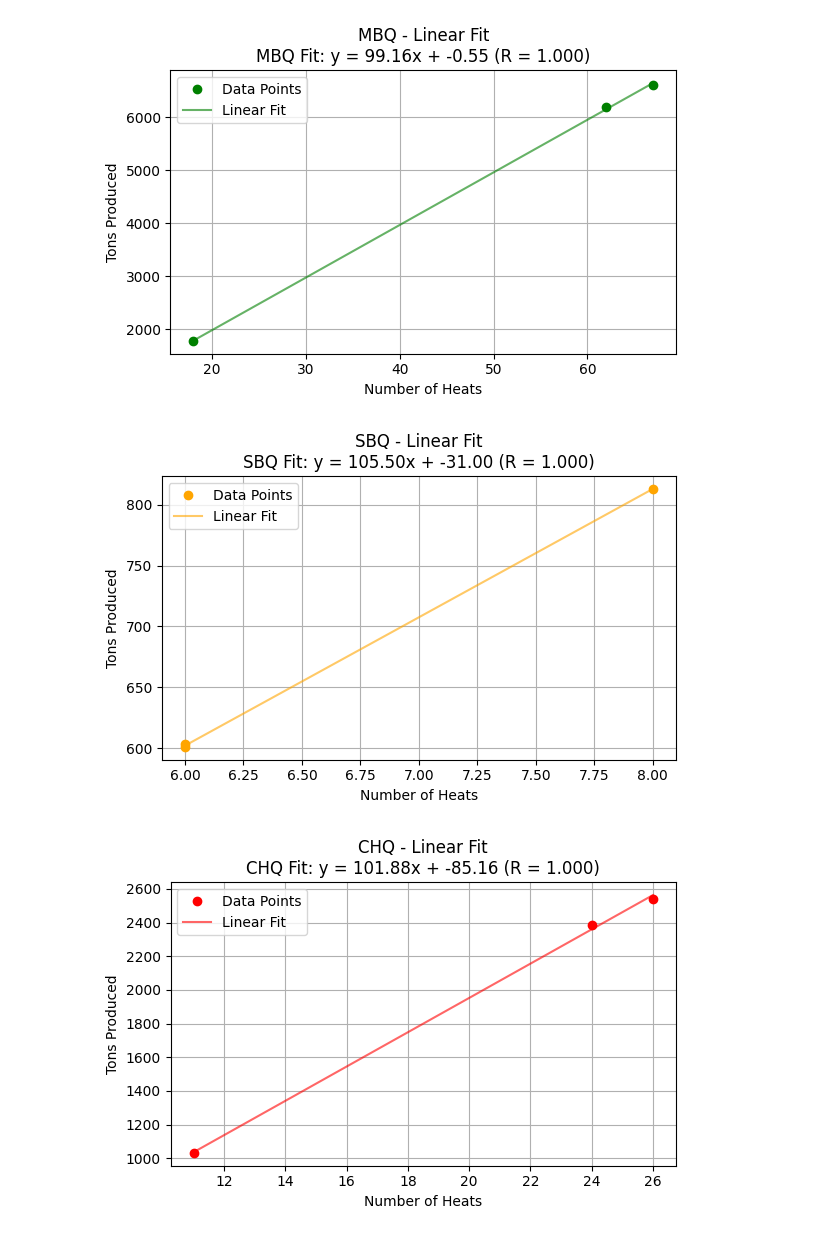
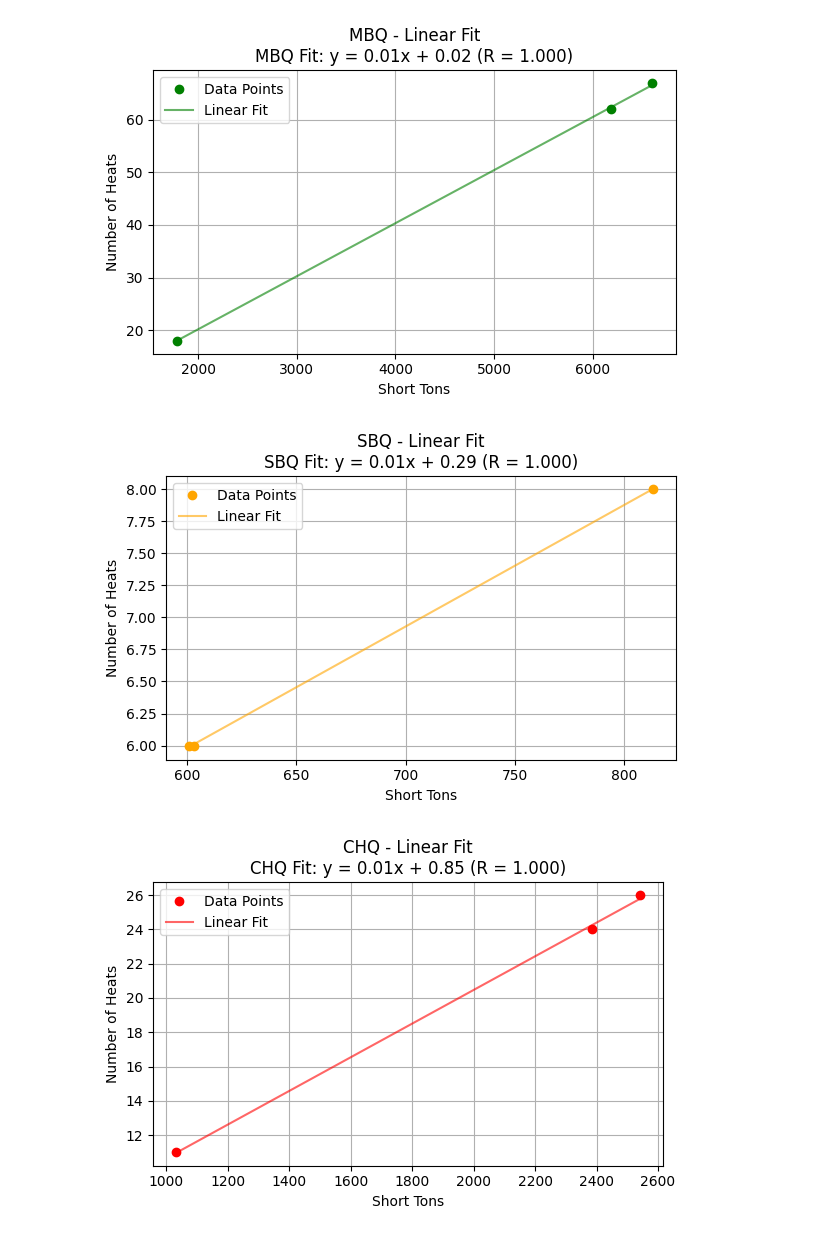
Before and after one commit to duarte-alex/FDM-CHALLENGE, a Jupyter notebook: forecast_logic.ipynb, the cells around one changed output. Cells and saved outputs as stored; diff of their text form; code cells hidden in the pictures.

```diff
--- a/forecast_logic.ipynb
+++ b/forecast_logic.ipynb
@@ -3,15 +8,29 @@
+# %%
+import utility.linear_fit
+import utility.preprocess
+
+class DummyUploadFile:
+    def __init__(self, filepath):
+        self.filename = filepath
+        self.file = open(filepath, "rb")
+
+    def close(self):
+        self.file.close()
+
+file_steel = DummyUploadFile("data/steel_grade_production.xlsx")
+steel_grade_production = utility.preprocess.process_steel_grade(file_steel)
 # %%
-from utility import preprocess
-steel_prod = preprocess.process_steel_grade("data/steel_grade_production.xlsx")
-steel_prod = steel_prod.groupby("Quality group").sum(numeric_only=True)
-forecast = preprocess.sheet_to_pandas("data/product_groups_monthly.xlsx")
+steel_prod = steel_grade_production.groupby("Quality group").sum(numeric_only=True)
+file_forecast = DummyUploadFile("data/product_groups_monthly.xlsx")
+forecast = utility.preprocess.sheet_to_pandas(file_forecast)
+
 
 data = {
-    "Rebar": (forecast[forecast["Quality:"] == "Rebar"].iloc[0, 1:-1].tolist(), steel_prod.loc["Rebar"].tolist(), "blue"),
-    "MBQ": (forecast[forecast["Quality:"] == "MBQ"].iloc[0, 1:-1].tolist(), steel_prod.loc["MBQ"].tolist(), "green"),
-    "SBQ": (forecast[forecast["Quality:"] == "SBQ"].iloc[0, 1:-1].tolist(), steel_prod.loc["SBQ"].tolist(), "orange"),
-    "CHQ": (forecast[forecast["Quality:"] == "CHQ"].iloc[0, 1:-1].tolist(), steel_prod.loc["CHQ"].tolist(), "red")
+    "Rebar": (steel_prod.loc["Rebar"].tolist(), forecast[forecast["Quality:"] == "Rebar"].iloc[0, 1:-1].tolist(), "blue"),
+    "MBQ": (steel_prod.loc["MBQ"].tolist(),forecast[forecast["Quality:"] == "MBQ"].iloc[0, 1:-1].tolist(), "green"),
+    "SBQ": (steel_prod.loc["SBQ"].tolist(), forecast[forecast["Quality:"] == "SBQ"].iloc[0, 1:-1].tolist(), "orange"),
+    "CHQ": (steel_prod.loc["CHQ"].tolist(), forecast[forecast["Quality:"] == "CHQ"].iloc[0, 1:-1].tolist(), "red")
 }
 
-preprocess.plot_linear_fit(data)
+utility.linear_fit.plot_linear_fit(data)
 # %% [output]
@@ -19,3 +38,3 @@ preprocess.plot_linear_fit(data)
-[figure, old version]
+[figure, new version]
-[figure, old version]
+[figure, new version]
-[figure, old version]
+[figure, new version]
```
Also changed, not shown: parts of 3 cells of this notebook, 3 other files.
